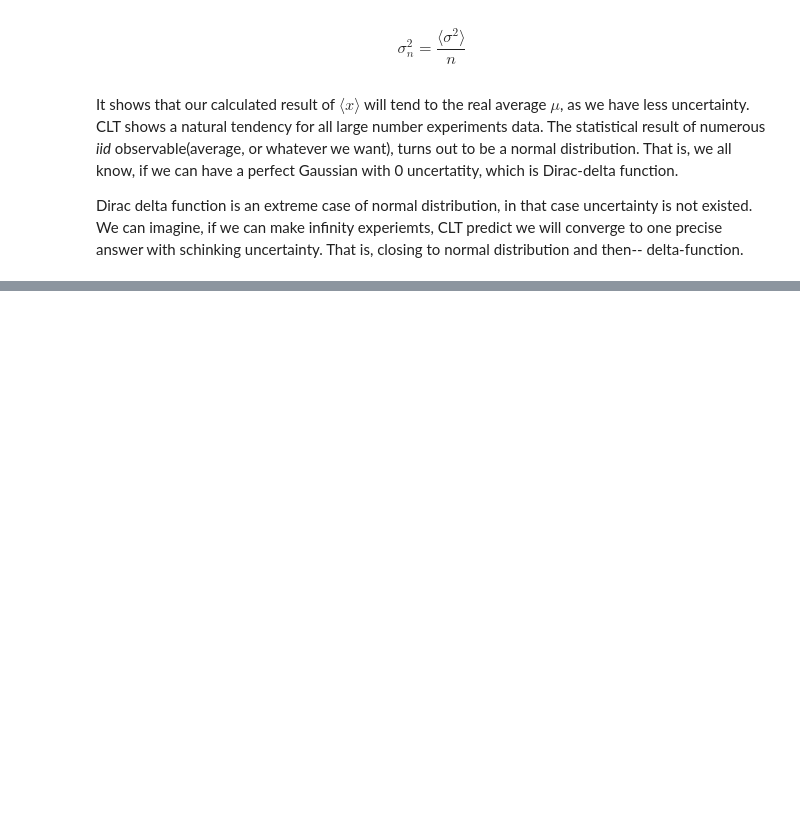
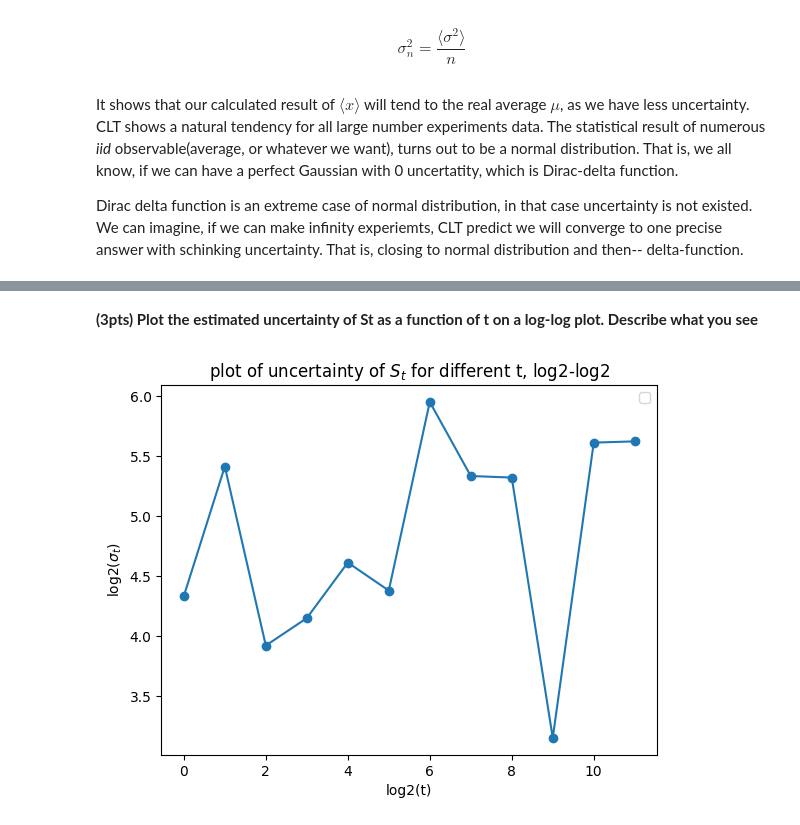
Before and after one commit to LeeYee2002/Computational-Physics-HW, a Jupyter notebook: HW3.ipynb, the cells around one changed output, grey strips where cells are left out. Cells and saved outputs as stored; diff of their text form; code cells hidden in the pictures; blank space fills up the shorter version.

```diff
--- a/HW3.ipynb
+++ b/HW3.ipynb
@@ -206,0 +271,26 @@ Dirac delta function is an extreme case of normal distribution, in that case unc
+# %% [markdown]
+**(3pts) Plot the estimated uncertainty of St as a function of t on a log-log plot. Describe what you see**
+# %%
+import numpy as np
+import matplotlib.pyplot as plt
+experiments = 1000
+t= [1, 2, 4, 8, 16 ,32,64, 128, 256, 512, 1024, 2048] # the set of different t
+s_t_uncertainty = []
+for i in range(12): #
+    experiment_average_record = [] #we record our average S_t
+    for x in range(experiments):#we do 1000 times for different t
+        experiment_record = [] #we record all result from an experiment, from 1~t
+        for running_time in range(t[i]):#do t times exp
+            result = np.random.standard_cauchy(size = None)
+            experiment_record.append(result) #record t datas
+        experiment_average_record.append(sum(experiment_record)/len(experiment_record)) #attain S_t
+    s_t_uncertainty.append(np.array(experiment_average_record).std() ) #we put our result to the uncertainty recorder
+#print(np.array(histogram_data).shape)
+plt.plot(np.log2(t), np.log2(s_t_uncertainty),marker = 'o')
+plt.title("plot of uncertainty of $S_t$ for different t, log2-log2")
+plt.xlabel("log2(t)")
+plt.ylabel("log2($\sigma_t$)")
+plt.legend()
+plt.show()
+# %% [output]
+[figure, added]
```
Also changed, not shown: parts of 21 cells of this notebook.
